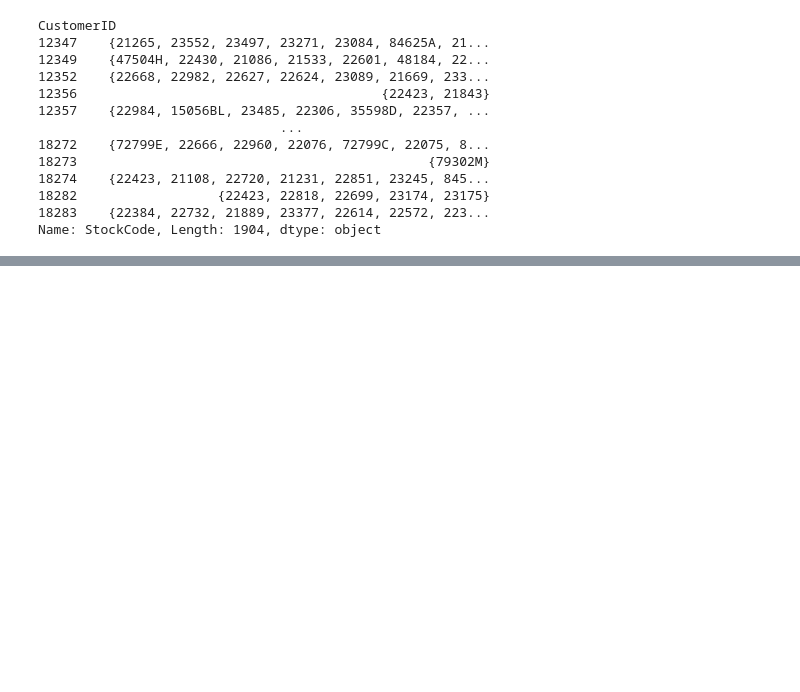
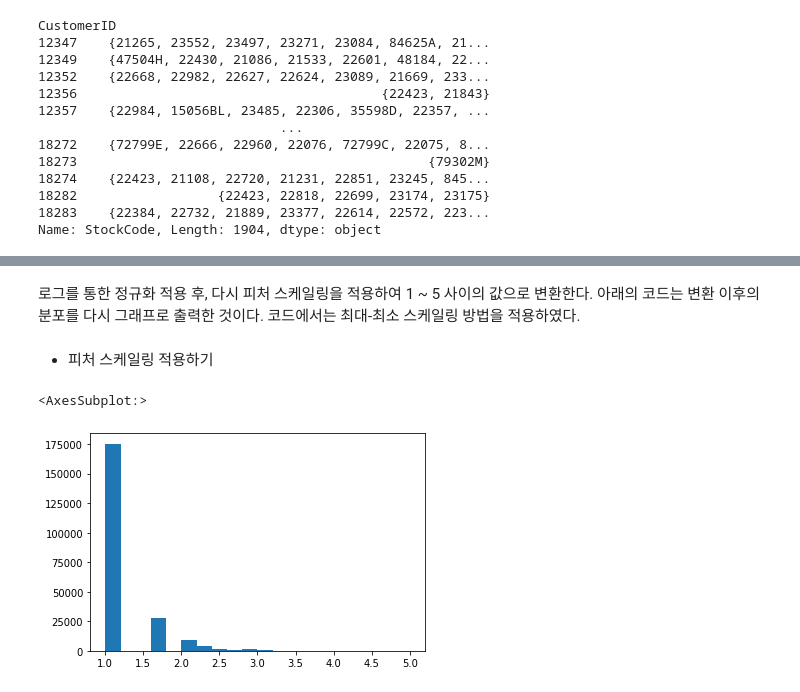
Before and after one commit to jaeyoon89/python_data_analysis, a Jupyter notebook: ch5-2_recommendation_for_retailer.ipynb, the cells around one changed output, grey strips where cells are left out. Cells and saved outputs as stored; diff of their text form; code cells hidden in the pictures; blank space fills up the shorter version.

```diff
--- a/ch5-2_recommendation_for_retailer.ipynb
+++ b/ch5-2_recommendation_for_retailer.ipynb
@@ -320,0 +471,12 @@ Name: StockCode, Length: 1904, dtype: object
+# %% [markdown]
+로그를 통한 정규화 적용 후, 다시 피처 스케일링을 적용하여 1 ~ 5 사이의 값으로 변환한다. 아래의 코드는 변환 이후의 분포를 다시 그래프로 출력한 것이다. 코드에서는 최대-최소 스케일링 방법을 적용하였다.
+# %% [markdown]
+- 피처 스케일링 적용하기
+# %%
+# 1~5 사이의 점수로 변환한다.
+uir_df['Rating'] = uir_df['InvoiceNo'].apply(lambda x: np.log10(x)+1)
+uir_df['Rating'] = ((uir_df['Rating']- uir_df['Rating'].min()) / (uir_df['Rating'].max() - uir_df['Rating'].min()) * 4) + 1
+uir_df['Rating'].hist(bins=20, grid=False)
+# %% [output]
+<AxesSubplot:>
+[figure, added]
```
Also changed, not shown: parts of 34 cells of this notebook.
